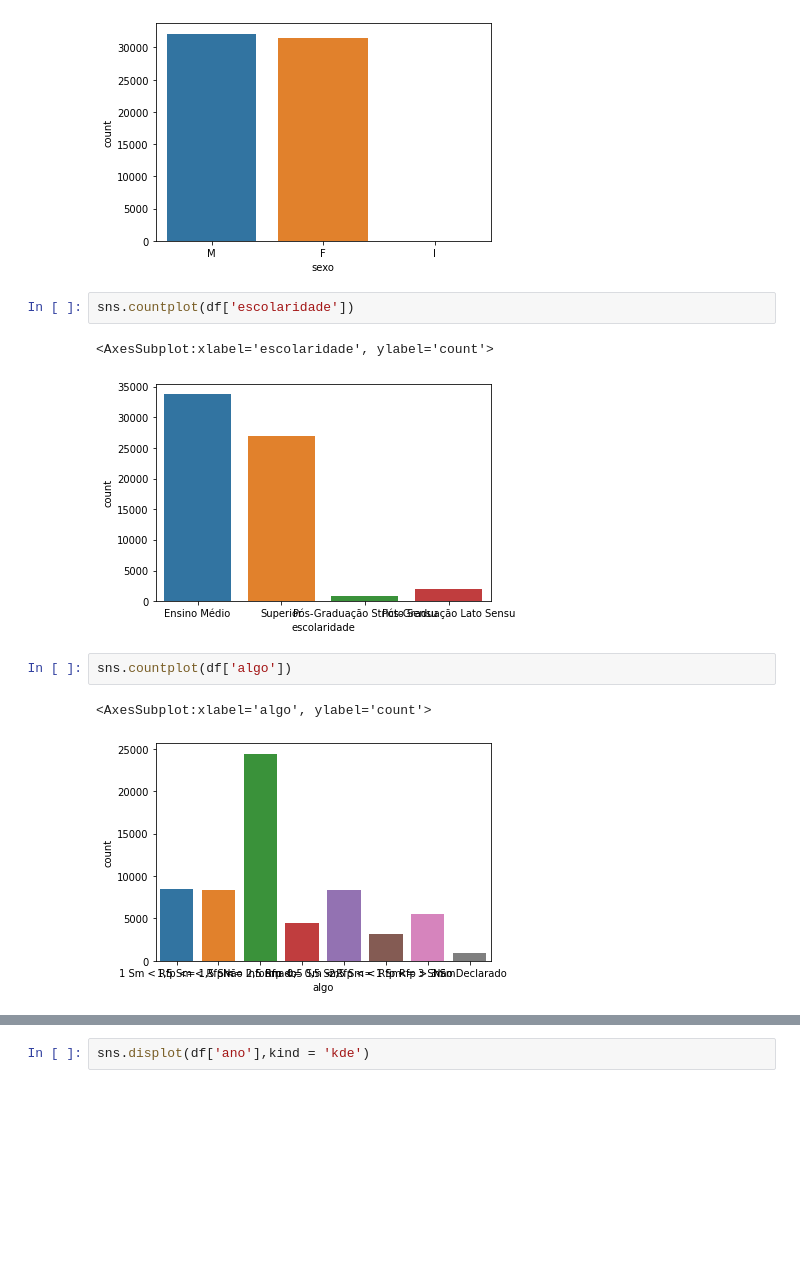
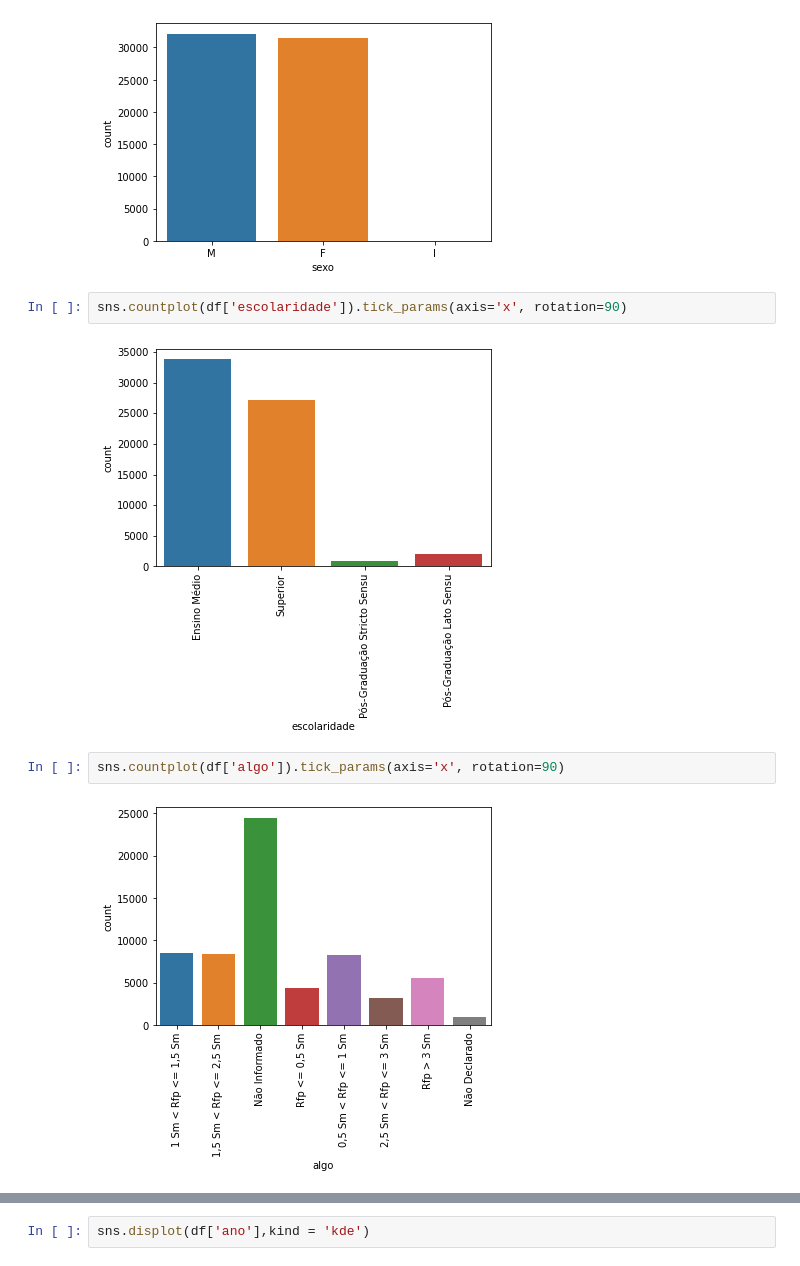
Before and after one commit to znehAC/mineracao_dados, a Jupyter notebook: main3.ipynb, the cells around one changed output, grey strips where cells are left out. Drawn from its saved outputs; the diff is of its cells as text; blank space fills up the shorter version.

```diff
--- a/main3.ipynb
+++ b/main3.ipynb
@@ -274,13 +272,11 @@ sns.countplot(df['sexo'])
 <AxesSubplot:xlabel='sexo', ylabel='count'>
 [figure]
 # %%
-sns.countplot(df['escolaridade'])
+sns.countplot(df['escolaridade']).tick_params(axis='x', rotation=90)
 # %% [output]
-<AxesSubplot:xlabel='escolaridade', ylabel='count'>
-[figure, old version]
+[figure, new version]
 # %%
-sns.countplot(df['algo'])
+sns.countplot(df['algo']).tick_params(axis='x', rotation=90)
 # %% [output]
-<AxesSubplot:xlabel='algo', ylabel='count'>
-[figure, old version]
+[figure, new version]
 # %%
```
Also changed, not shown: parts of 8 cells of this notebook.
